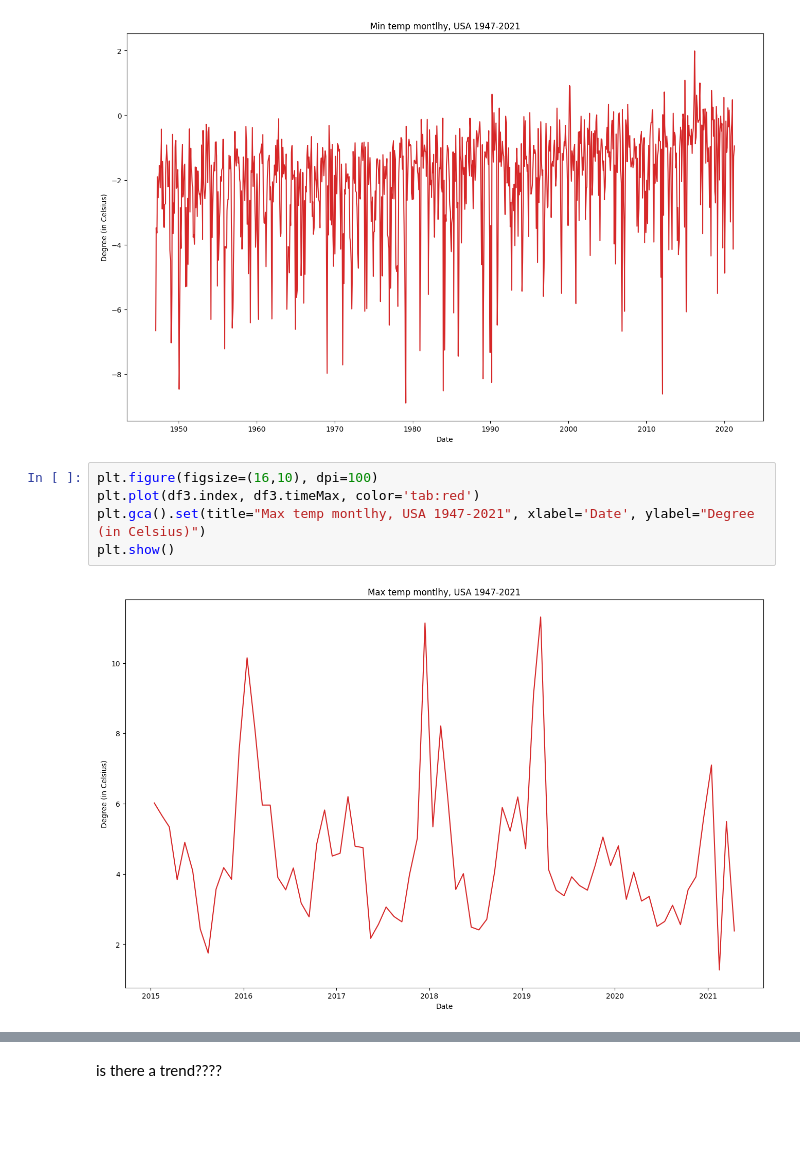
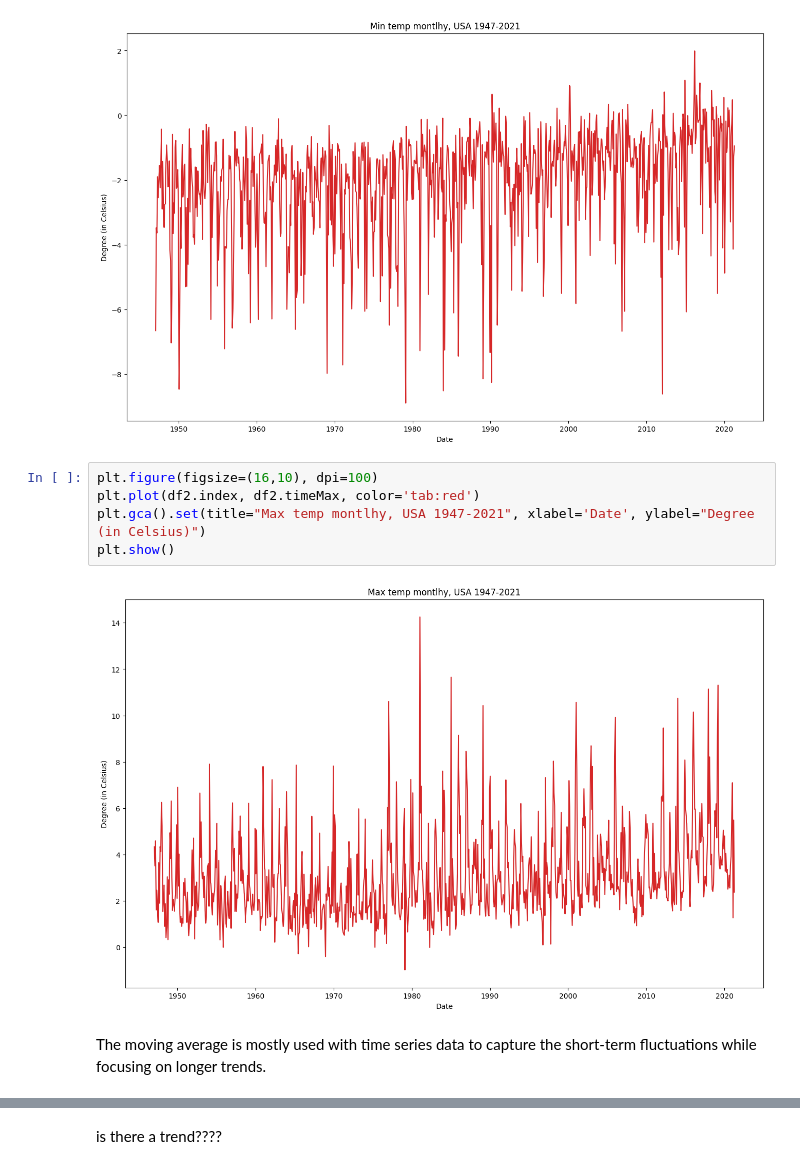
Before and after one commit to rubenkerkhofs/modern-data-analytics, a Jupyter notebook: Mitja Code/Code Final.ipynb, the cells around one changed output, grey strips where cells are left out. Cells and saved outputs as stored; diff of their text form; blank space fills up the shorter version.

```diff
--- a/Mitja Code/Code Final.ipynb
+++ b/Mitja Code/Code Final.ipynb
@@ -586,9 +298,11 @@ plt.show()
 [figure]
 # %%
 plt.figure(figsize=(16,10), dpi=100)
-plt.plot(df3.index, df3.timeMax, color='tab:red')
+plt.plot(df2.index, df2.timeMax, color='tab:red')
 plt.gca().set(title="Max temp montlhy, USA 1947-2021", xlabel='Date', ylabel="Degree (in Celsius)")
 plt.show()
 # %% [output]
-[figure, old version]
+[figure, new version]
+# %% [markdown]
+The moving average is mostly used with time series data to capture the short-term fluctuations while focusing on longer trends.
 # %%
```
Also changed, not shown: parts of 72 cells of this notebook.
